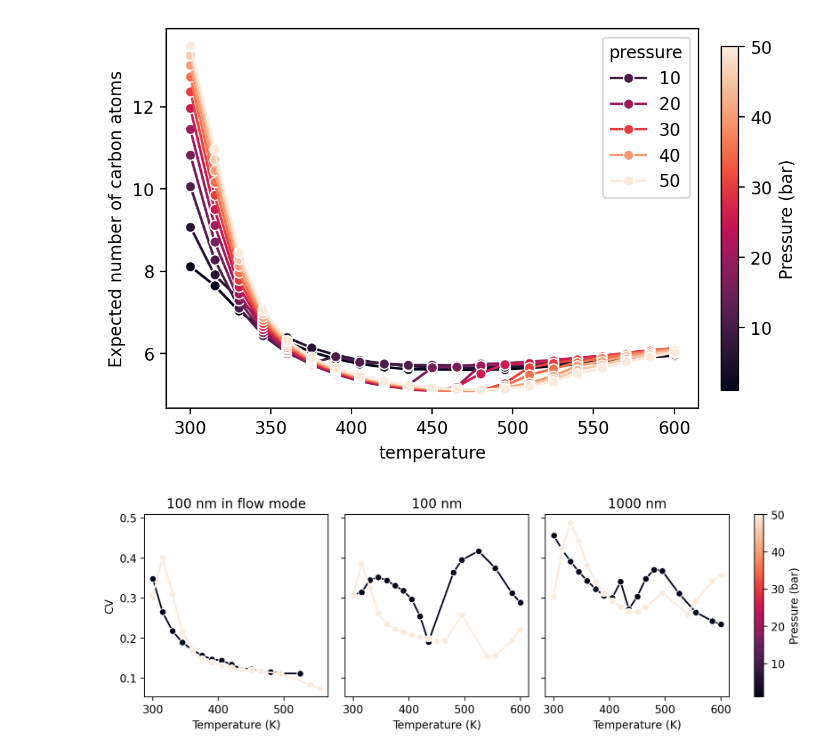
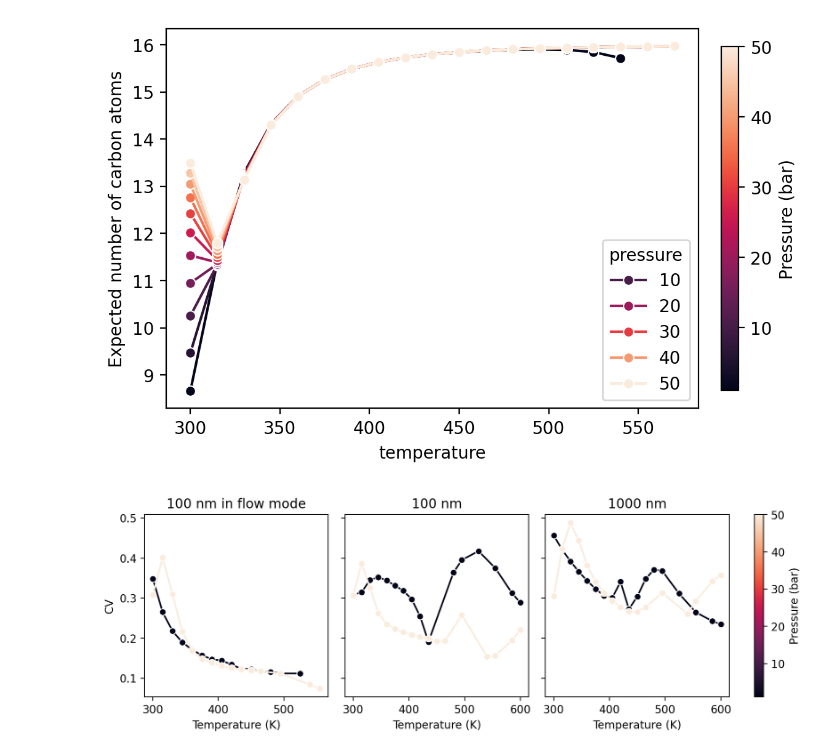
Before and after one commit to multiscale-modelling/kinetic_model, a Jupyter notebook: experiments/analyse_distribution.ipynb, the cells around one changed output. Cells and saved outputs as stored; diff of their text form; code cells hidden in the pictures.

```diff
--- a/experiments/analyse_distribution.ipynb
+++ b/experiments/analyse_distribution.ipynb
@@ -175,35 +177,35 @@ df_grouped.to_pickle(f'files/processed/all_distributions_summary_131025_naback.p
 # %%
 import matplotlib.pyplot as plt
 import seaborn as sns
 import matplotlib as mpl
 
 fig, axs = plt.subplots(1, 1, figsize=(6, 4), dpi=200, sharey=True)
 
-dft = df_grouped#.query('cat_conc == 0.01 and is_stream')
+dft = df_grouped.query('cat_conc == 0.01 and is_stream and particle_size > 1e14')
 
 cmap = "rocket"
 norm = mpl.colors.Normalize(vmin=1, vmax=50)
 
 sns.lineplot(
     data=dft,
     x='temperature', y='expected_n', hue='pressure',
     marker='o', ax=axs,
     palette=sns.color_palette(cmap, as_cmap=True),
     hue_norm=norm
 )
 
 axs.set_ylabel('Expected number of carbon atoms')
 
 sm = plt.cm.ScalarMappable(cmap=cmap, norm=norm)
 sm.set_array([])
 
 cbar = fig.colorbar(sm, ax=axs, orientation='vertical', fraction=0.03, pad=0.04)
 cbar.set_label('Pressure (bar)')
 
-fig.savefig("files/plots/distribution_no_back_SI.pdf", bbox_inches="tight")
-fig.savefig("files/plots/distribution_no_back_SI.svg", bbox_inches="tight")
+# fig.savefig("files/plots/distribution_no_back_SI.pdf", bbox_inches="tight")
+# fig.savefig("files/plots/distribution_no_back_SI.svg", bbox_inches="tight")
 # %% [output]
-[figure, old version]
+[figure, new version]
 # %%
 import matplotlib.pyplot as plt
 import seaborn as sns
```
Also changed, not shown: parts of 4 cells of this notebook, 3 other files.
